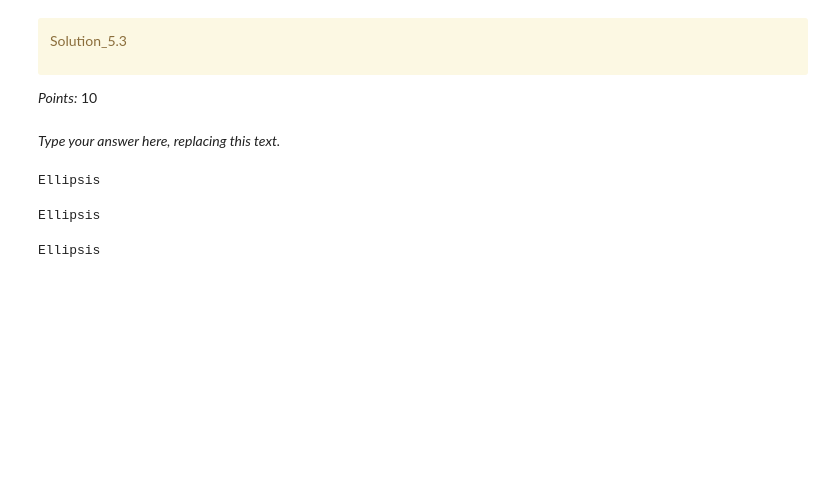
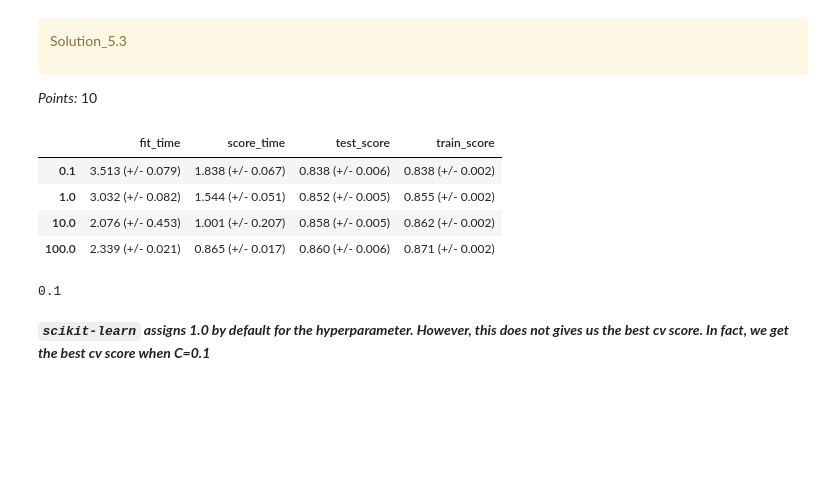
Before and after one commit to angelalmachado/cpsc330hw, a Jupyter notebook: hw3.ipynb, the cells around one changed output. Cells and saved outputs as stored; diff of their text form; code cells hidden in the pictures; blank space fills up the shorter version.

````diff
--- a/hw3.ipynb
+++ b/hw3.ipynb
@@ -783,22 +781,28 @@ Solution_5.3
 </div>
 
 _Points:_ 10
-# %% [markdown]
-_Type your answer here, replacing this text._
-# %%
-...
-# %% [output]
-Ellipsis
-# %%
-...
-# %% [output]
-Ellipsis
-# %%
-best_C = None
-
-...
-# %% [output]
-Ellipsis
+# %%
+results_dict = {}
+
+for i in range(len(param_grid["C"])):
+    pipe = make_pipeline(preprocessor, SVC(C=(param_grid["C"][i])))
+    results_dict[(param_grid["C"][i])] = mean_std_cross_val_scores(pipe, X_train, y_train, cv=5, return_train_score=True)
+
+results_df = pd.DataFrame(results_dict).T
+results_df
+# %% [output]
+|  | fit_time | score_time | test_score | train_score |
+| 0.1 | 3.513 (+/- 0.079) | 1.838 (+/- 0.067) | 0.838 (+/- 0.006) | 0.838 (+/- 0.002) |
+| 1.0 | 3.032 (+/- 0.082) | 1.544 (+/- 0.051) | 0.852 (+/- 0.005) | 0.855 (+/- 0.002) |
+| 10.0 | 2.076 (+/- 0.453) | 1.001 (+/- 0.207) | 0.858 (+/- 0.005) | 0.862 (+/- 0.002) |
+| 100.0 | 2.339 (+/- 0.021) | 0.865 (+/- 0.017) | 0.860 (+/- 0.006) | 0.871 (+/- 0.002) |
+# %%
+best_C = 0.1
+best_C
+# %% [output]
+0.1
+# %% [markdown]
+_***```scikit-learn``` assigns 1.0 by default for the hyperparameter. However, this does not gives us the best cv score. In fact, we get the best cv score when C=0.1***_
 # %% [markdown]
 <!-- END QUESTION -->
 
````
Also changed, not shown: parts of 15 cells of this notebook, 1 other file.
